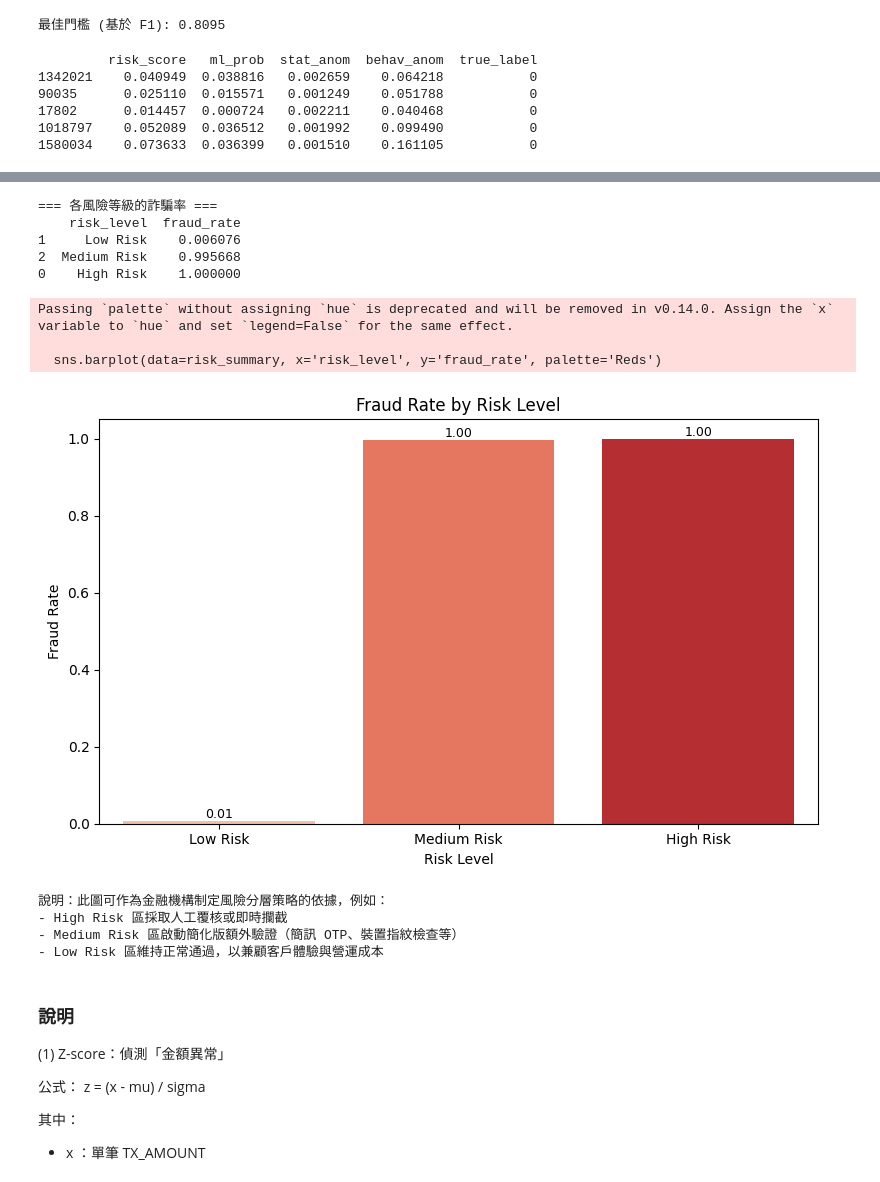
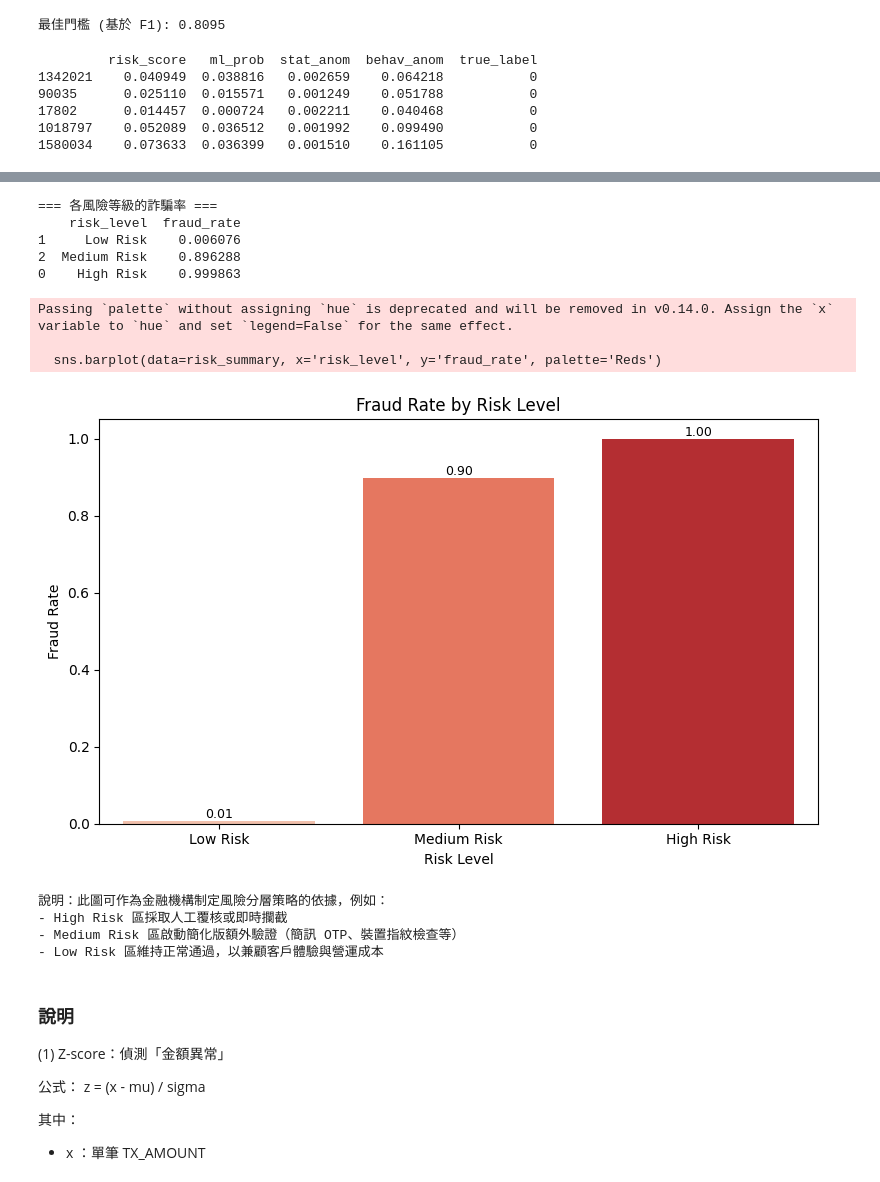
Before and after one commit to alexsasaaaas/Fraud-Transaction-Detection-with-various-methods, a Jupyter notebook: application.ipynb, the cells around one changed output, grey strips where cells are left out. Cells and saved outputs as stored; diff of their text form; code cells hidden in the pictures.

```diff
--- a/application.ipynb
+++ b/application.ipynb
@@ -271,10 +271,10 @@ sns.kdeplot(
 )
 
 # 示意性決策門檻：可依實務再調整
-high_thr = 0.7
+high_thr = 0.5
 mid_thr = 0.4
 
-plt.axvline(high_thr, color='red', linestyle='--', label='High Risk Threshold (0.7)')
+plt.axvline(high_thr, color='red', linestyle='--', label='High Risk Threshold (0.5)')
 plt.axvline(mid_thr, color='orange', linestyle='--', label='Medium Risk Threshold (0.4)')
 
 plt.title('Hybrid Risk Score Distribution (Normal vs Fraud)')
@@ -336,12 +336,12 @@ print('- Low Risk 區維持正常通過，以兼顧客戶體驗與營運成本')
 === 各風險等級的詐騙率 ===
     risk_level  fraud_rate
 1     Low Risk    0.006076
-2  Medium Risk    0.995668
-0    High Risk    1.000000
+2  Medium Risk    0.896288
+0    High Risk    0.999863
 Passing `palette` without assigning `hue` is deprecated and will be removed in v0.14.0. Assign the `x` variable to `hue` and set `legend=False` for the same effect.
 
   sns.barplot(data=risk_summary, x='risk_level', y='fraud_rate', palette='Reds')
-[figure, old version]
+[figure, new version]
 說明：此圖可作為金融機構制定風險分層策略的依據，例如：
 - High Risk 區採取人工覆核或即時攔截
 - Medium Risk 區啟動簡化版額外驗證（簡訊 OTP、裝置指紋檢查等）
```
Also changed, not shown: parts of 1 cell of this notebook.
